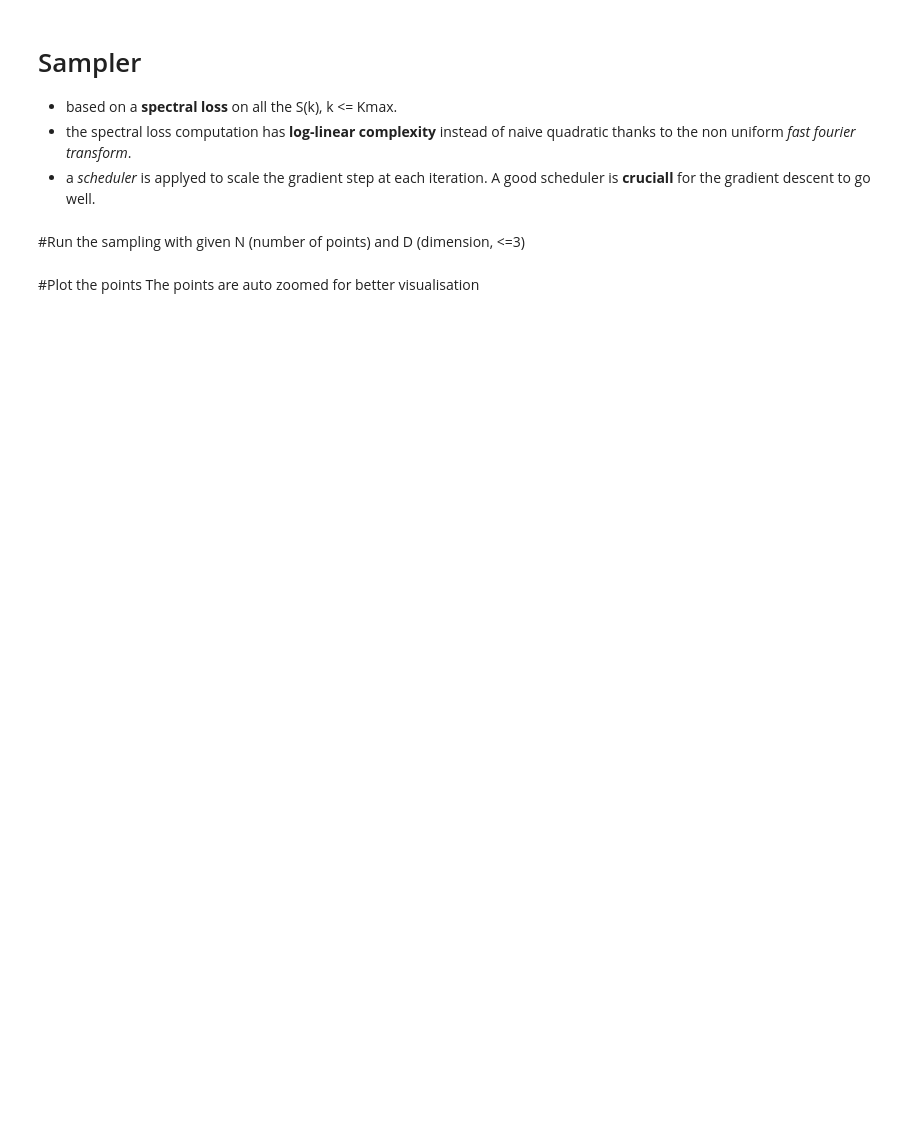
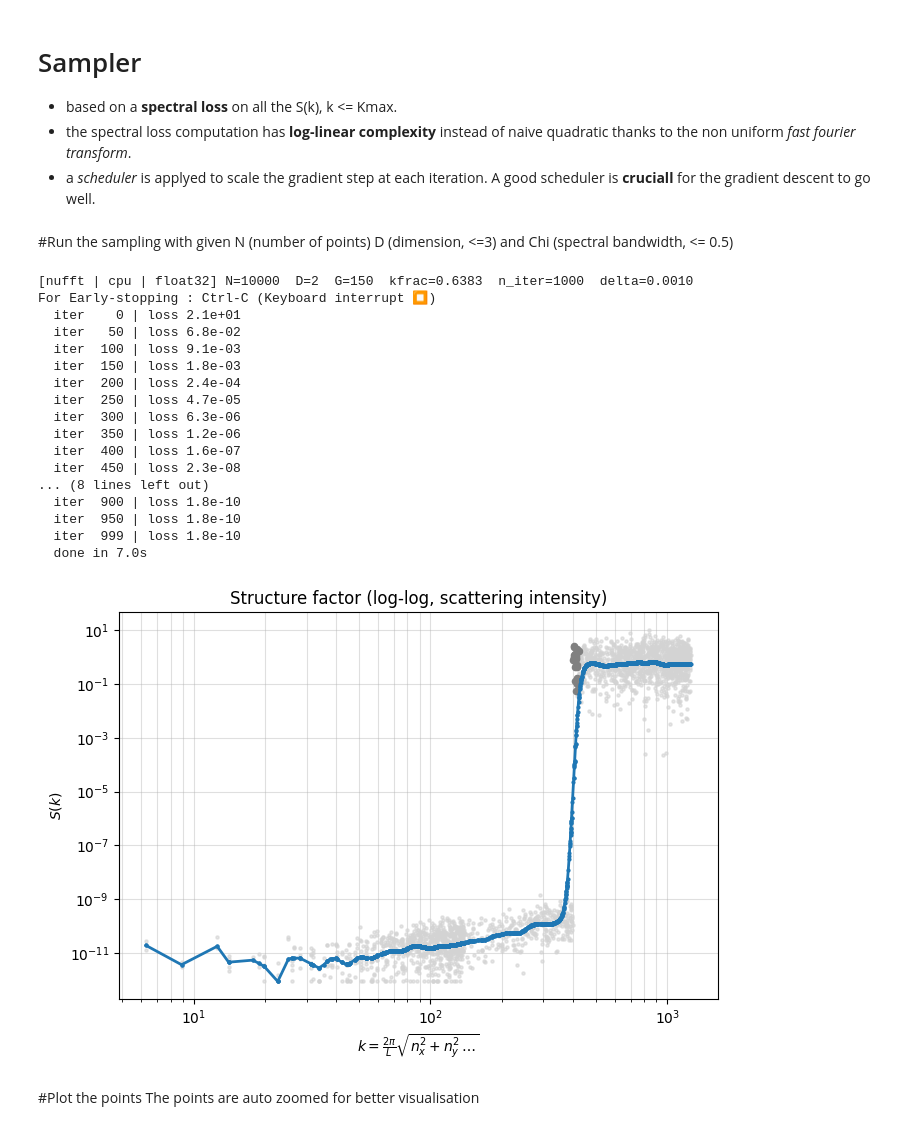
Before and after one commit to For-a-few-DPPs-more/Recursive-Gaussian-Blue-Noise, a Jupyter notebook: data/finufft.ipynb, the cells around one changed output. Saved outputs shown, nothing was run; the diff lists cells and outputs as text; code cells hidden in the pictures; blank space fills up the shorter version.

Commit message:
Update finufft notebook

```diff
--- a/data/finufft.ipynb
+++ b/data/finufft.ipynb
@@ -217,11 +233,28 @@ def sample_blue_jax_finufft(
 # %% [markdown]
 #Run the sampling
-with given N (number of points) and D (dimension, <=3)
+with given N (number of points) D (dimension, <=3) and Chi (spectral bandwidth, <= 0.5)
 # %%
-x = sample_blue_jax_finufft(N = 10_000, D = 2)
-
-import blue_sampler as blue
+x = sample_blue_nufft(N = 10_000, D = 2, Chi = 0.4)
 blue.plot_structure_factor(x)
+# %% [output]
+[nufft | cpu | float32] N=10000  D=2  G=150  kfrac=0.6383  n_iter=1000  delta=0.0010
+For Early-stopping : Ctrl-C (Keyboard interrupt ⏹️)
+  iter    0 | loss 2.1e+01
+  iter   50 | loss 6.8e-02
+  iter  100 | loss 9.1e-03
+  iter  150 | loss 1.8e-03
+  iter  200 | loss 2.4e-04
+  iter  250 | loss 4.7e-05
+  iter  300 | loss 6.3e-06
+  iter  350 | loss 1.2e-06
+  iter  400 | loss 1.6e-07
+  iter  450 | loss 2.3e-08
+... (8 lines left out)
+  iter  900 | loss 1.8e-10
+  iter  950 | loss 1.8e-10
+  iter  999 | loss 1.8e-10
+  done in 7.0s
+[figure, added]
 # %% [markdown]
 #Plot the points
 The points are auto zoomed for better visualisation
```
Also changed, not shown: parts of 15 cells of this notebook.
